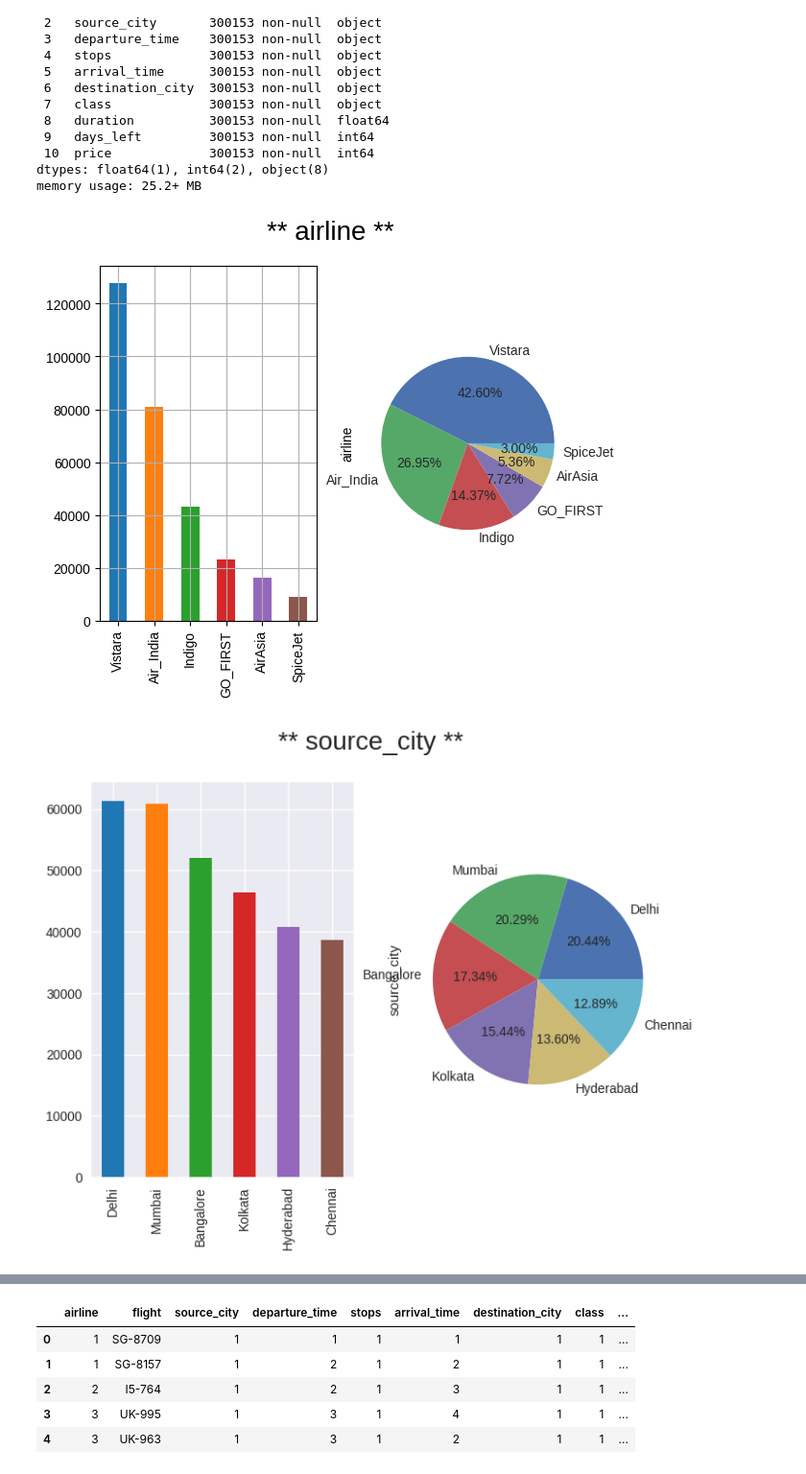
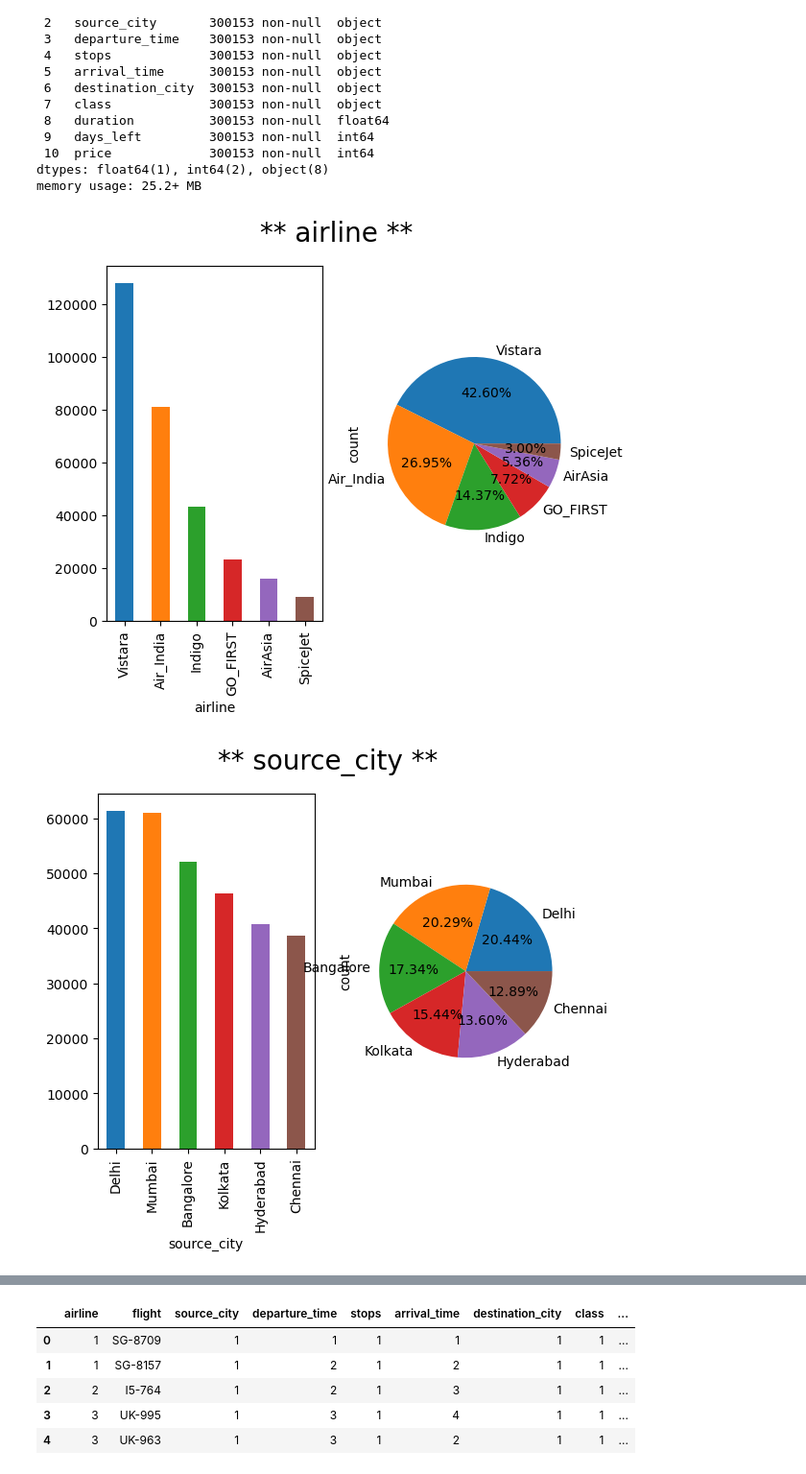
Before and after one commit to telmomaciel9/DAA-Project, a Jupyter notebook: dataset-grupo/flightprediction.ipynb, the cells around one changed output, grey strips where cells are left out. Shown at 96% size. Drawn from its saved outputs; the diff is of its cells as text; code cells hidden in the pictures.

```diff
--- a/dataset-grupo/flightprediction.ipynb
+++ b/dataset-grupo/flightprediction.ipynb
@@ -184,13 +184,13 @@ cols = ['airline', 'source_city', 'departure_time',
 # %%
 for i in cols:
         fig, ax = plt.subplots(1, 2)
         fig.suptitle('** ' + i + ' **', fontsize=20)
-        plt.style.use('seaborn')
+        #plt.style.use('seaborn')
         plt.subplot(1,2,1)
         df[i].value_counts().plot(kind='bar',color=sns.color_palette("tab10"))
         plt.subplot(1,2,2)
         df[i].value_counts().plot(kind='pie',autopct="%.2f%%")
         plt.show()
 # %% [output]
-[figure, old version]
+[figure, new version]
-[figure, old version]
+[figure, new version]
```
Also changed, not shown: parts of 28 cells of this notebook.
